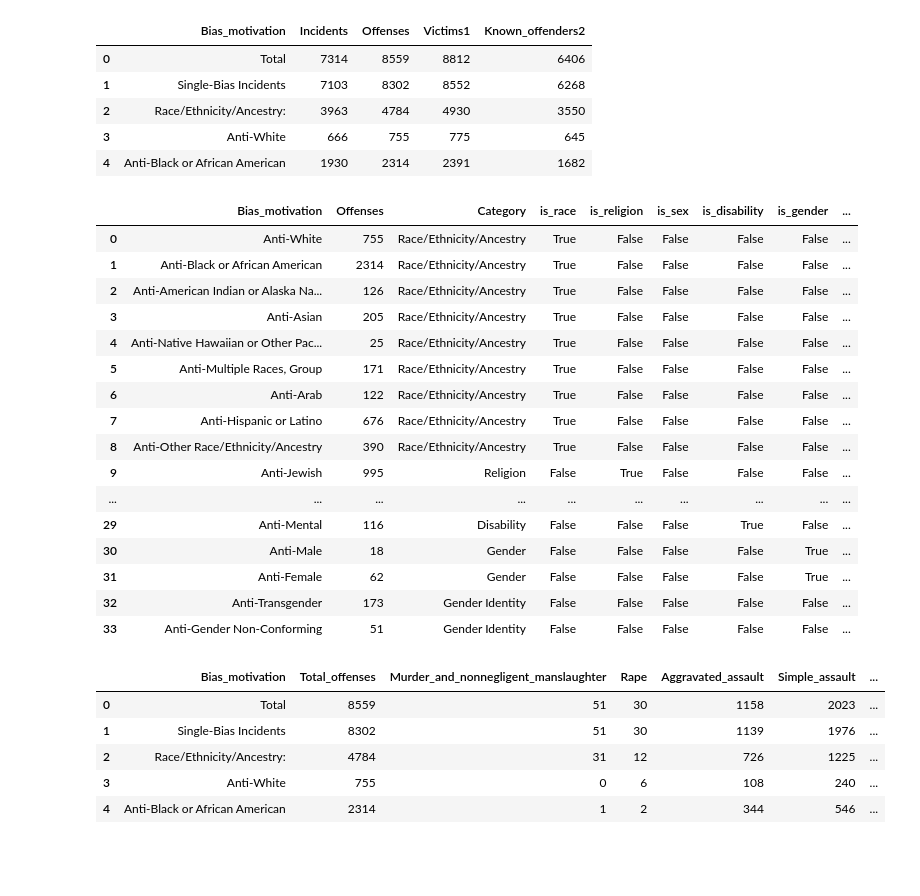
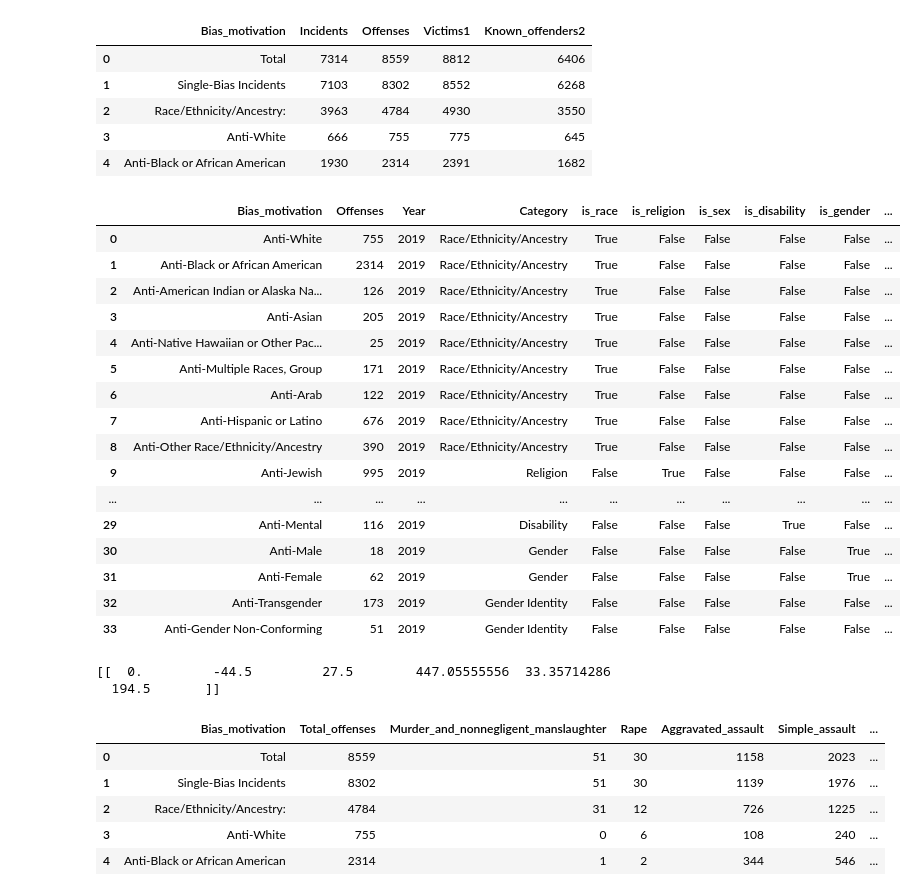
Before and after one commit to ChenTsizhen/2950_Project, a Jupyter notebook: masterNotebook.ipynb, the cells around one changed output. Drawn from its saved outputs; the diff is of its cells as text; code cells hidden in the pictures; blank space fills up the shorter version.

```diff
--- a/masterNotebook.ipynb
+++ b/masterNotebook.ipynb
@@ -34,15 +34,14 @@ table1_19.head()
 | 2 | Race/Ethnicity/Ancestry: | 3963 | 4784 | 4930 | 3550 |
 | 3 | Anti-White | 666 | 755 | 775 | 645 |
 | 4 | Anti-Black or African American | 1930 | 2314 | 2391 | 1682 |
-# %%
-df = table1_19.drop(index=[0,1,2,12,27,33,36,39,42])
-df = df.drop(columns=['Incidents', 'Victims1', 'Known_offenders2']).reset_index(drop=True)
 # %%
 import numpy as np
 
-def model_1(df):
+def model_1(df, year):
     df = df.drop(index=[0,1,2,12,27,33,36,39,42])
     df = df.drop(columns=['Incidents', 'Victims1', 'Known_offenders2']).reset_index(drop=True)
+
+    df["Year"] = year
     df["Category"] = '0'
 
     race = df["Bias_motivation"].iloc[0:9].to_list()
@@ -67,23 +66,24 @@ def model_1(df):
     df["is_gender_identity"] = np.where(df["Category"].isin(['Gender Identity']), True, False)
 
     return df
-# %%
-model_1(table1_19)
-# %% [output]
-|  | Bias_motivation | Offenses | Category | is_race | is_religion | is_sex | is_disability | is_gender | ... |
-| 0 | Anti-White | 755 | Race/Ethnicity/Ancestry | True | False | False | False | False | ... |
-| 1 | Anti-Black or African American | 2314 | Race/Ethnicity/Ancestry | True | False | False | False | False | ... |
-| 2 | Anti-American Indian or Alaska Na... | 126 | Race/Ethnicity/Ancestry | True | False | False | False | False | ... |
-| 3 | Anti-Asian | 205 | Race/Ethnicity/Ancestry | True | False | False | False | False | ... |
-| 4 | Anti-Native Hawaiian or Other Pac... | 25 | Race/Ethnicity/Ancestry | True | False | False | False | False | ... |
-| 5 | Anti-Multiple Races, Group | 171 | Race/Ethnicity/Ancestry | True | False | False | False | False | ... |
-| 6 | Anti-Arab | 122 | Race/Ethnicity/Ancestry | True | False | False | False | False | ... |
-| 7 | Anti-Hispanic or Latino | 676 | Race/Ethnicity/Ancestry | True | False | False | False | False | ... |
-| 8 | Anti-Other Race/Ethnicity/Ancestry | 390 | Race/Ethnicity/Ancestry | True | False | False | False | False | ... |
-| 9 | Anti-Jewish | 995 | Religion | False | True | False | False | False | ... |
-| ... | ... | ... | ... | ... | ... | ... | ... | ... | ... |
-| 29 | Anti-Mental | 116 | Disability | False | False | False | True | False | ... |
-| 30 | Anti-Male | 18 | Gender | False | False | False | False | True | ... |
-| 31 | Anti-Female | 62 | Gender | False | False | False | False | True | ... |
-| 32 | Anti-Transgender | 173 | Gender Identity | False | False | False | False | False | ... |
-| 33 | Anti-Gender Non-Conforming | 51 | Gender Identity | False | False | False | False | False | ... |
+# %%
+table1_19 = model_1(table1_19, '2019')
+table1_19
+# %% [output]
+|  | Bias_motivation | Offenses | Year | Category | is_race | is_religion | is_sex | is_disability | is_gender | ... |
+| 0 | Anti-White | 755 | 2019 | Race/Ethnicity/Ancestry | True | False | False | False | False | ... |
+| 1 | Anti-Black or African American | 2314 | 2019 | Race/Ethnicity/Ancestry | True | False | False | False | False | ... |
+| 2 | Anti-American Indian or Alaska Na... | 126 | 2019 | Race/Ethnicity/Ancestry | True | False | False | False | False | ... |
+| 3 | Anti-Asian | 205 | 2019 | Race/Ethnicity/Ancestry | True | False | False | False | False | ... |
+| 4 | Anti-Native Hawaiian or Other Pac... | 25 | 2019 | Race/Ethnicity/Ancestry | True | False | False | False | False | ... |
+| 5 | Anti-Multiple Races, Group | 171 | 2019 | Race/Ethnicity/Ancestry | True | False | False | False | False | ... |
+| 6 | Anti-Arab | 122 | 2019 | Race/Ethnicity/Ancestry | True | False | False | False | False | ... |
+| 7 | Anti-Hispanic or Latino | 676 | 2019 | Race/Ethnicity/Ancestry | True | False | False | False | False | ... |
+| 8 | Anti-Other Race/Ethnicity/Ancestry | 390 | 2019 | Race/Ethnicity/Ancestry | True | False | False | False | False | ... |
+| 9 | Anti-Jewish | 995 | 2019 | Religion | False | True | False | False | False | ... |
+| ... | ... | ... | ... | ... | ... | ... | ... | ... | ... | ... |
+| 29 | Anti-Mental | 116 | 2019 | Disability | False | False | False | True | False | ... |
+| 30 | Anti-Male | 18 | 2019 | Gender | False | False | False | False | True | ... |
+| 31 | Anti-Female | 62 | 2019 | Gender | False | False | False | False | True | ... |
+| 32 | Anti-Transgender | 173 | 2019 | Gender Identity | False | False | False | False | False | ... |
+| 33 | Anti-Gender Non-Conforming | 51 | 2019 | Gender Identity | False | False | False | False | False | ... |
@@ -90,3 +103,9 @@ model_1(table1_19)
+# %%
+table1_19 = reg_1(table1_19)
+table1_19
+# %% [output]
+[[  0.         -44.5         27.5        447.05555556  33.35714286
+  194.5       ]]
 # %%
 # Import 2019 Table 4
 table4_19 = pd.read_csv('./Data_2019/CSV_files_2019/Offenses_Offense_Type_by_Bias_Motivation_2019 v2.csv', thousands=',')
```
Also changed, not shown: parts of 1 cell of this notebook.
